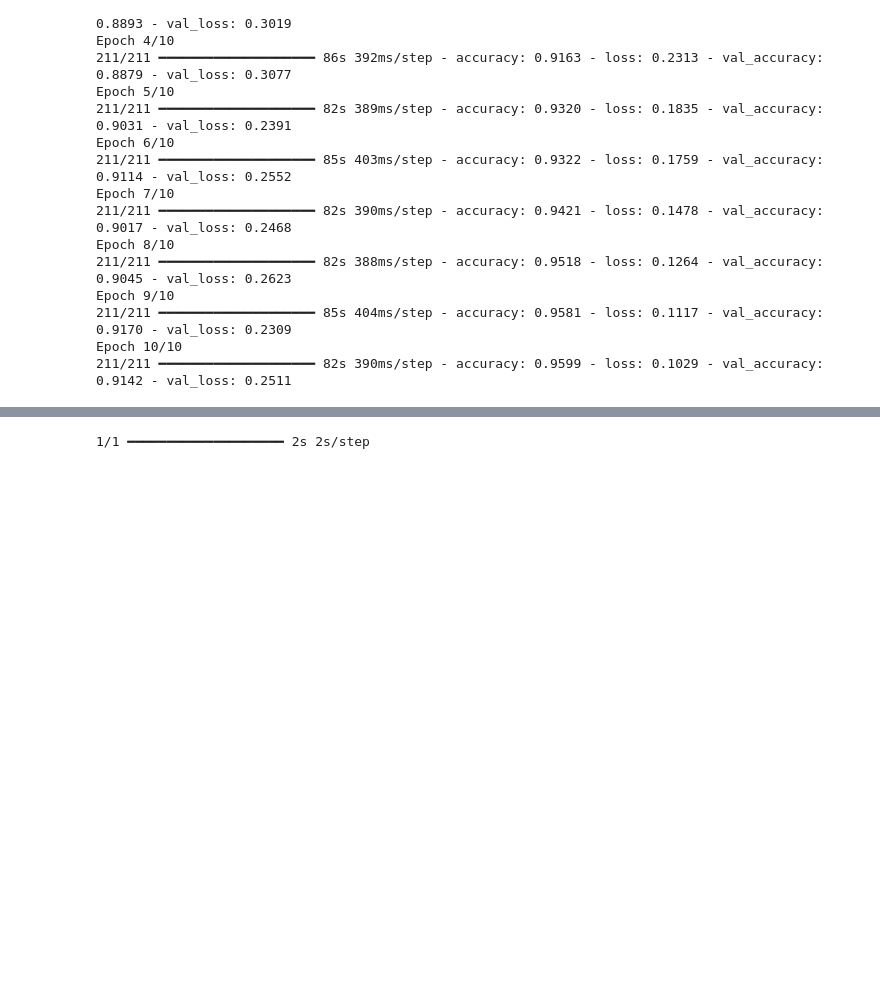
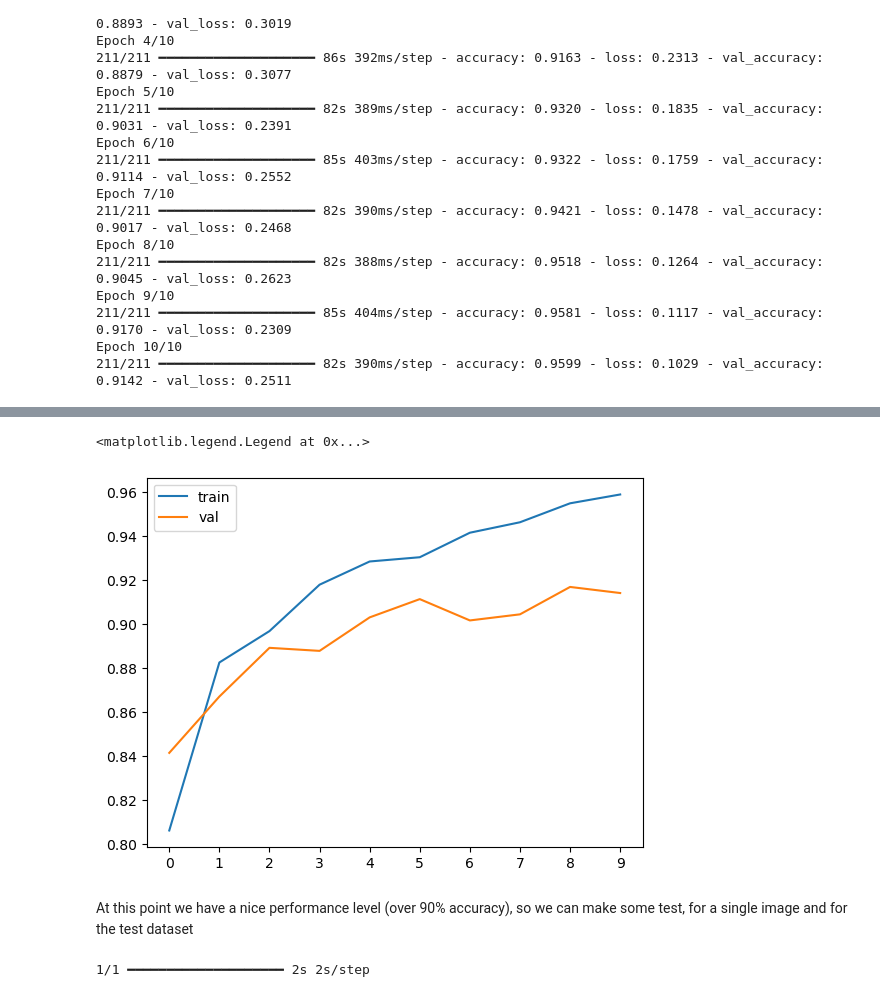
Before and after one commit to Maxkaizo/mlzoomcamp_cp1, a Jupyter notebook: notebook.ipynb, the cells around one changed output, grey strips where cells are left out. Cells and saved outputs as stored; diff of their text form; code cells hidden in the pictures; blank space fills up the shorter version.

```diff
--- a/notebook.ipynb
+++ b/notebook.ipynb
@@ -504,3 +502,13 @@ Test Accuracy: 0.91
+# %%
+plt.plot(history.history['accuracy'], label='train')
+plt.plot(history.history['val_accuracy'], label='val')
+plt.xticks(np.arange(10))
+plt.legend()
+# %% [output]
+<matplotlib.legend.Legend at 0x...>
+[figure, added]
+# %% [markdown]
+At this point we have a nice performance level (over 90% accuracy), so we can make some test, for a single image and for the test dataset
 # %%
 pred_one = model.predict(X)
 # %% [output]
```
Also changed, not shown: parts of 15 cells of this notebook.
